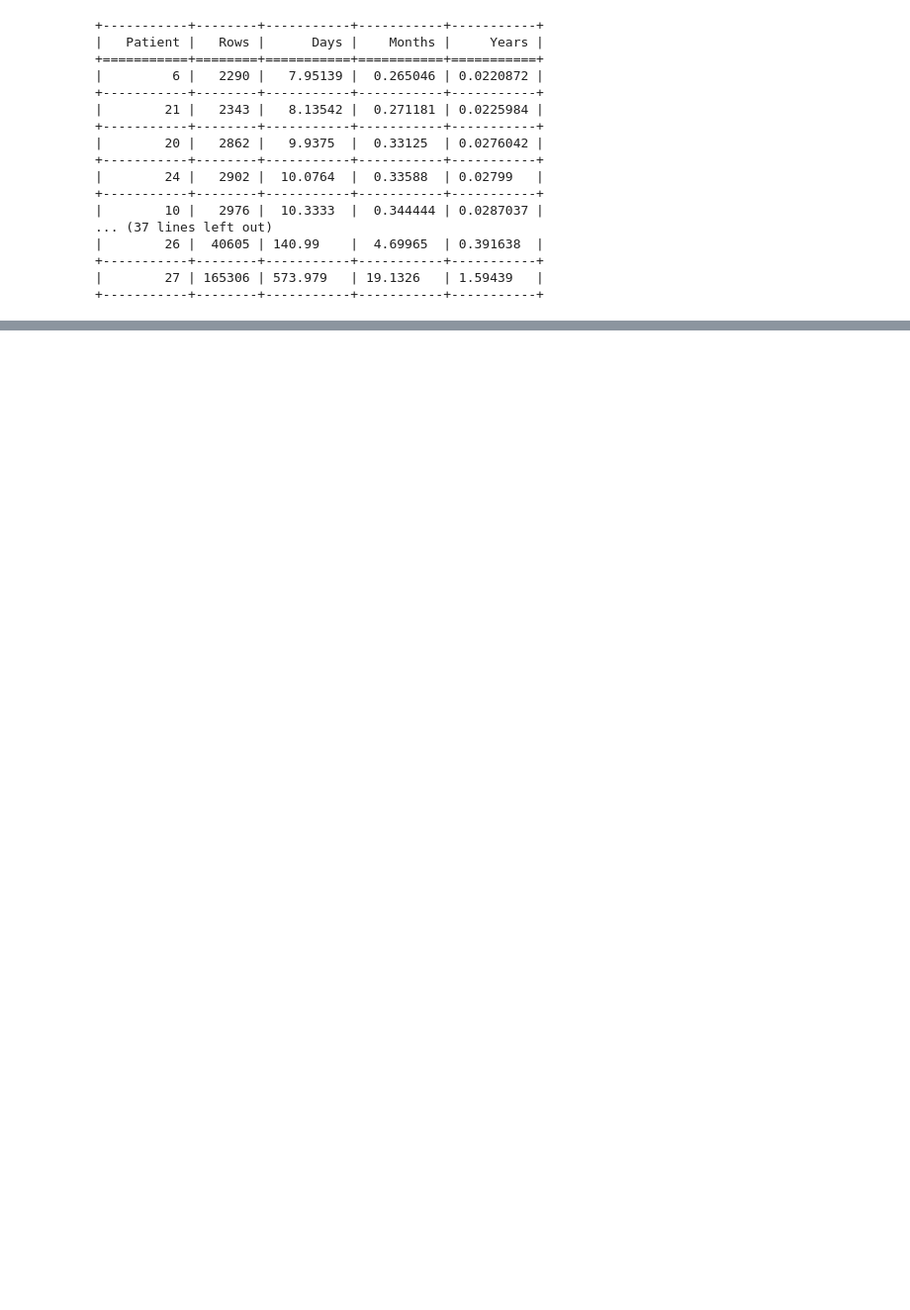
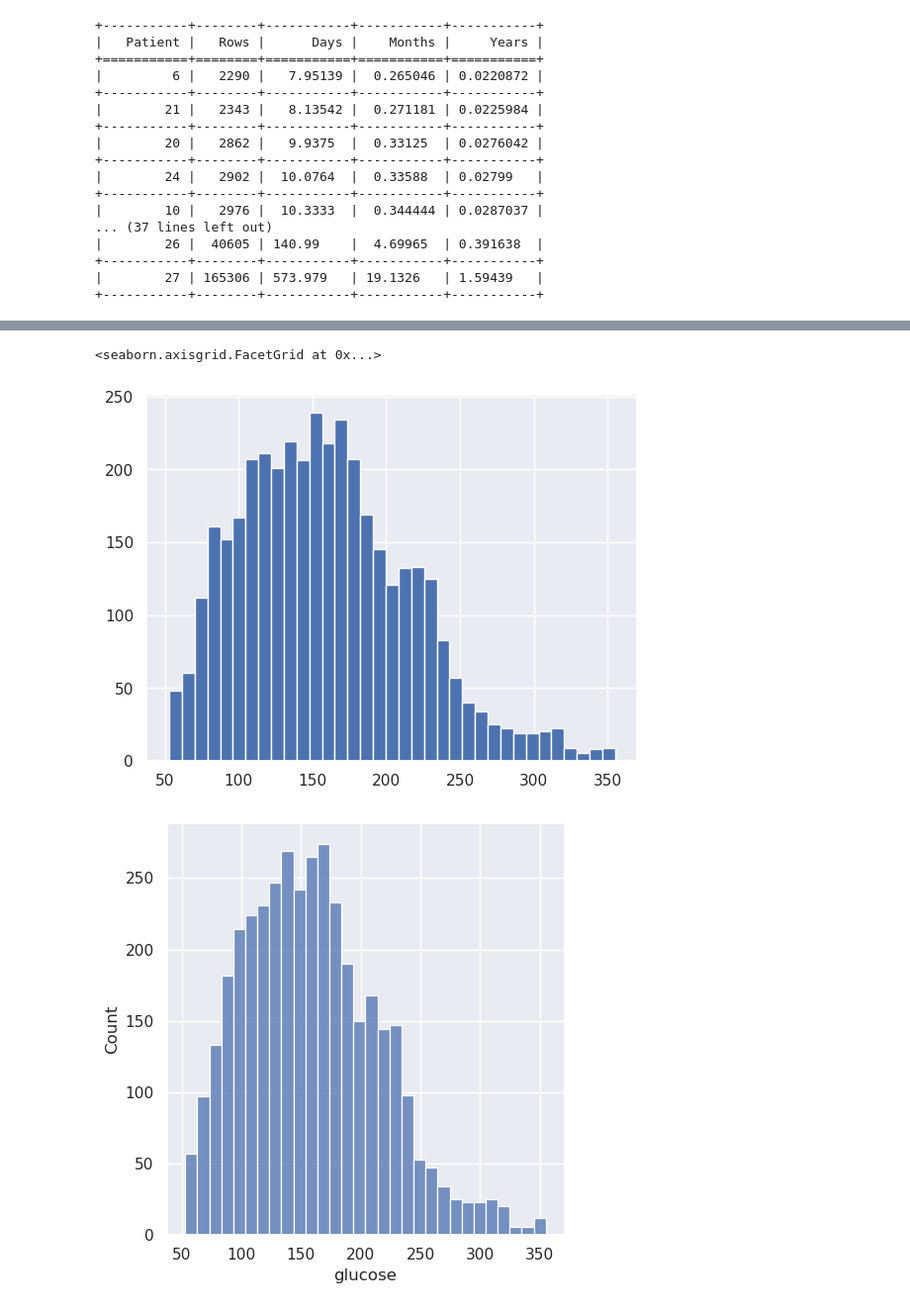
Before and after one commit to Arturo2711/EDA-DT1-PROJECT, a Jupyter notebook: EDA.ipynb, the cells around one changed output, grey strips where cells are left out. Shown: that part at 99% size. Saved outputs shown, nothing was run; the diff lists cells and outputs as text; code cells hidden in the pictures; blank space fills up the shorter version.

```diff
--- a/EDA.ipynb
+++ b/EDA.ipynb
@@ -67,0 +135,12 @@ plt.savefig('Images/Number_rows_by_patient')
+# %%
+# Glucose distribution
+glucose = df["glucose"]
+#iqr = stats.iqr(glucose)
+# bins are calculated Freedman–Diaconis rule
+#bins = (glucose.max() - glucose.min()) / (2 * iqr * ((len(glucose)) ** (1/3)))
+plt.hist(glucose, bins = 35)
+sns.displot(glucose)
+# %% [output]
+<seaborn.axisgrid.FacetGrid at 0x...>
+[figure, added]
+[figure, added]
```
Also changed, not shown: parts of 24 cells of this notebook, 1 other file.
